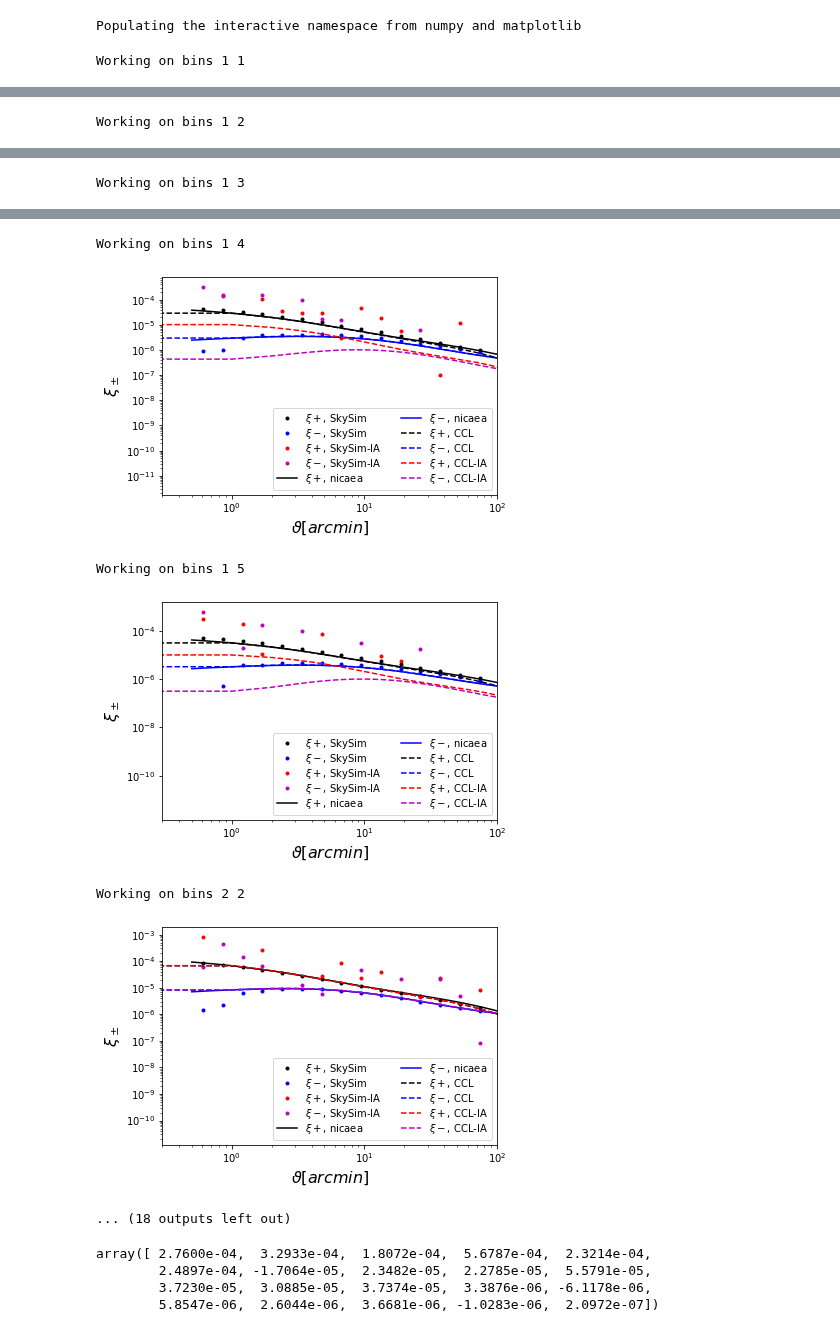
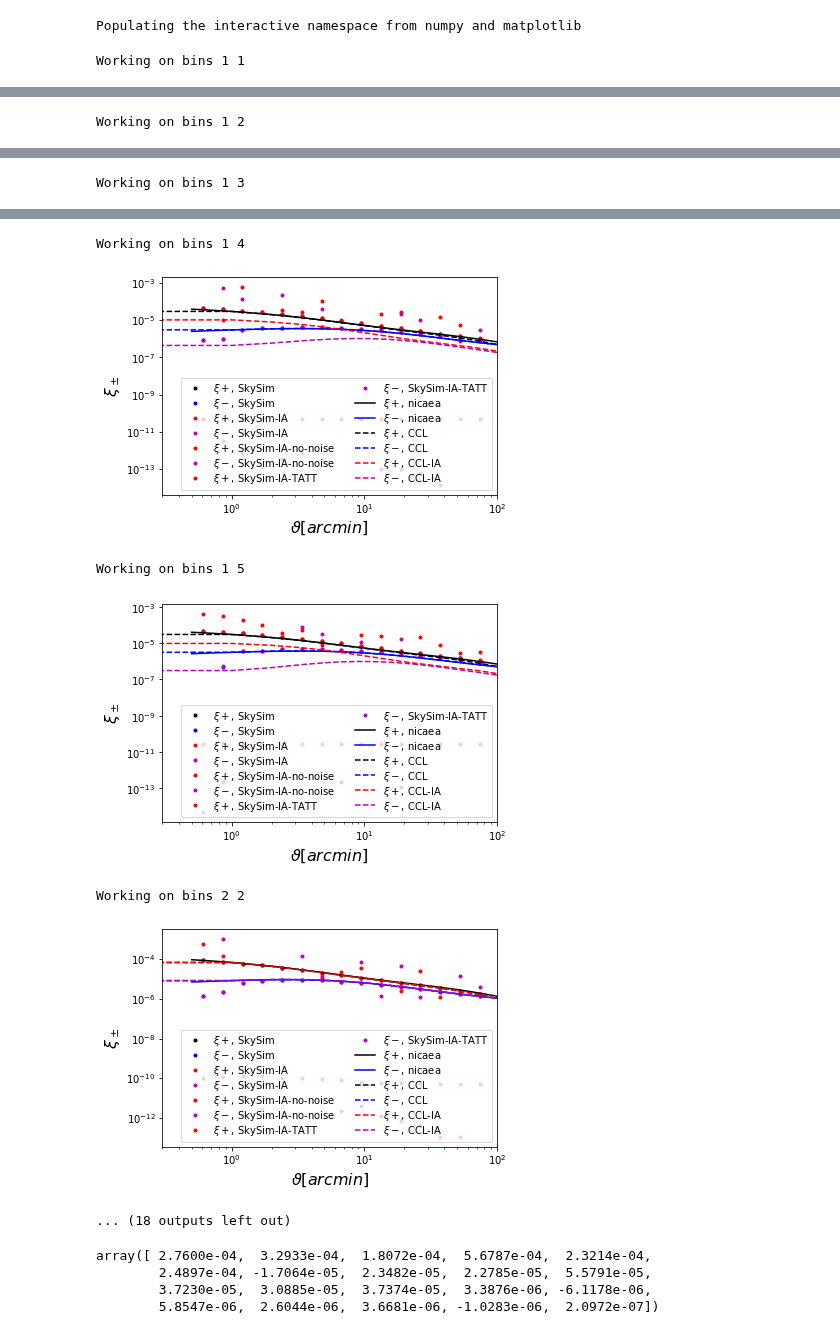
Before and after one commit to LSSTDESC/SkySim5000_IA_infusion, a Jupyter notebook: Compare_Mocks_Theory.ipynb, the cells around one changed output, grey strips where cells are left out. Cells and saved outputs as stored; diff of their text form; code cells hidden in the pictures.

Commit message:
Added no noise correlations to the plots

```diff
--- a/Compare_Mocks_Theory.ipynb
+++ b/Compare_Mocks_Theory.ipynb
@@ -33,6 +33,10 @@ xip=np.empty([20,15])
 xim=np.empty([20,15])
 xip_IA=np.empty([20,15])
 xim_IA=np.empty([20,15])
+xip_IA_no_noise=np.empty([20,15])
+xim_IA_no_noise=np.empty([20,15])
+xip_IA_TATT=np.empty([20,15])
+xim_IA_TATT=np.empty([20,15])
 
 
 for bin1 in np.arange(5)+1:
@@ -44,7 +48,9 @@ for bin1 in np.arange(5)+1:
 
         # Get Treecorr measurements
         filename=path_treecorr+'cross_correlation_tomo{}_{}'.format(bin1,bin2)
-        filename_IA=path_treecorr+'cross_correlation_IA_tomo{}_{}'.format(bin1,bin2)
+        filename_IA=path_treecorr+'infused_cross_correlation_tomo{}_{}'.format(bin1,bin2)
+        filename_IA_no_noise=path_treecorr+'infused_cross_correlation_no_noise_tomo{}_{}'.format(bin1,bin2)
+        filename_IA_TATT=path_treecorr+'infused_cross_correlation_TATT_tomo{}_{}'.format(bin1,bin2)
 
         gg = treecorr.GGCorrelation(nbins = 20, min_sep=0.5, max_sep=475.5, sep_units='arcmin',bin_slop=0.01)
 
@@ -57,6 +63,16 @@ for bin1 in np.arange(5)+1:
         gg.read(filename_IA)
         xip_IA[:,counter]=gg.xip
         xim_IA[:,counter]=gg.xim
+
+        # With IA, no noise
+        gg.read(filename_IA_no_noise)
+        xip_IA_no_noise[:,counter]=gg.xip
+        xim_IA_no_noise[:,counter]=gg.xim
+
+        # TATT
+        gg.read(filename_IA_TATT)
+        xip_IA_TATT[:,counter]=gg.xip
+        xim_IA_TATT[:,counter]=gg.xim
 
         theta=gg.meanr
 
@@ -94,6 +110,14 @@ for bin1 in np.arange(5)+1:
         plt.plot(theta, xip_IA[:,counter], 'r.', label='$\\xi+$, SkySim-IA')
         plt.plot(theta, xim_IA[:,counter], 'm.', label='$\\xi-$, SkySim-IA')
 
+         # with IA, no noise
+        plt.plot(theta, xip_IA_no_noise[:,counter], 'r.', label='$\\xi+$, SkySim-IA-no-noise')
+        plt.plot(theta, xim_IA_no_noise[:,counter], 'm.', label='$\\xi-$, SkySim-IA-no-noise')
+
+        # with IA, no noise
+        plt.plot(theta, xip_IA_TATT[:,counter], 'r.', label='$\\xi+$, SkySim-IA-TATT')
+        plt.plot(theta, xim_IA_TATT[:,counter], 'm.', label='$\\xi-$, SkySim-IA-TATT')
+
 
         plt.plot(theta_nicaea, xip_nicaea, 'k-', label='$\\xi+$, nicaea')
         plt.plot(theta_nicaea, xim_nicaea, 'b-', label='$\\xi-$, nicaea')
@@ -121,9 +145,9 @@ Working on bins 1 3
 Working on bins 1 4
-[figure, old version]
+[figure, new version]
 Working on bins 1 5
-[figure, old version]
+[figure, new version]
 Working on bins 2 2
-[figure, old version]
+[figure, new version]
 ... (18 outputs left out)
 # %%
 gg.xip
```
Also changed, not shown: parts of 1 cell of this notebook.
